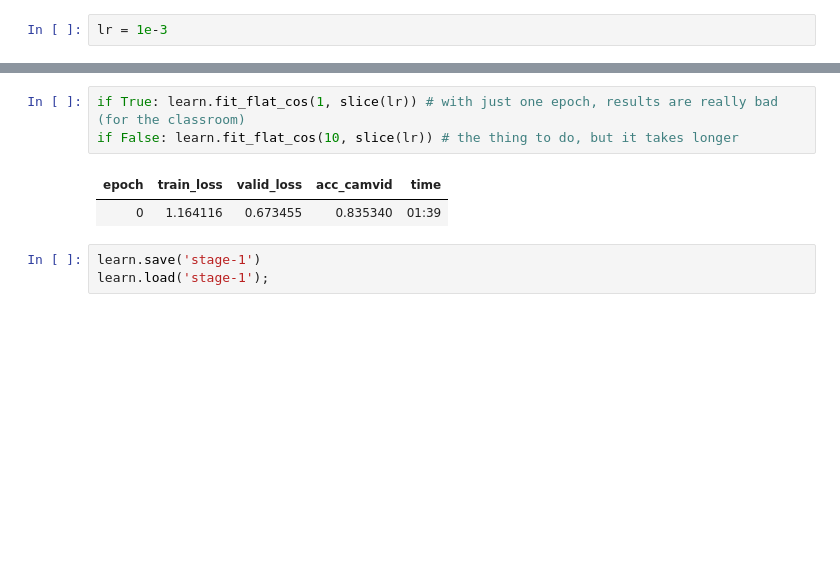
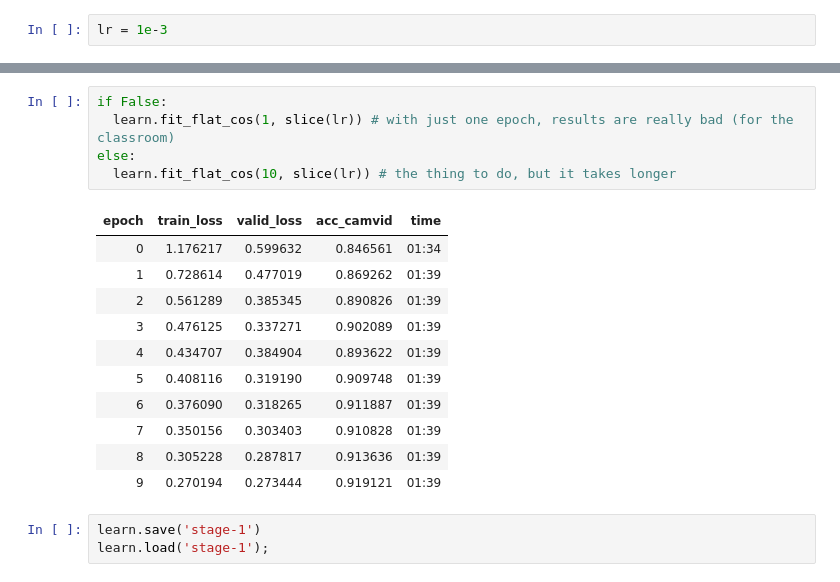
Before and after one commit to isa-ulisboa/greends-pml-2022-2023, a Jupyter notebook: Image_Segmentation_with_Unet.ipynb, the cells around one changed output, grey strips where cells are left out. Drawn from its saved outputs; the diff is of its cells as text; blank space fills up the shorter version.

```diff
--- a/Image_Segmentation_with_Unet.ipynb
+++ b/Image_Segmentation_with_Unet.ipynb
@@ -318,9 +326,20 @@ With our new optimizer, we will also want to use a different fit function, calle
 # %%
-if True: learn.fit_flat_cos(1, slice(lr)) # with just one epoch, results are really bad (for the classroom)
-if False: learn.fit_flat_cos(10, slice(lr)) # the thing to do, but it takes longer
+if False:
+  learn.fit_flat_cos(1, slice(lr)) # with just one epoch, results are really bad (for the classroom)
+else:
+  learn.fit_flat_cos(10, slice(lr)) # the thing to do, but it takes longer
 # %% [output]
 | epoch | train_loss | valid_loss | acc_camvid | time |
-| 0 | 1.164116 | 0.673455 | 0.835340 | 01:39 |
+| 0 | 1.176217 | 0.599632 | 0.846561 | 01:34 |
+| 1 | 0.728614 | 0.477019 | 0.869262 | 01:39 |
+| 2 | 0.561289 | 0.385345 | 0.890826 | 01:39 |
+| 3 | 0.476125 | 0.337271 | 0.902089 | 01:39 |
+| 4 | 0.434707 | 0.384904 | 0.893622 | 01:39 |
+| 5 | 0.408116 | 0.319190 | 0.909748 | 01:39 |
+| 6 | 0.376090 | 0.318265 | 0.911887 | 01:39 |
+| 7 | 0.350156 | 0.303403 | 0.910828 | 01:39 |
+| 8 | 0.305228 | 0.287817 | 0.913636 | 01:39 |
+| 9 | 0.270194 | 0.273444 | 0.919121 | 01:39 |
 # %%
 learn.save('stage-1')
 learn.load('stage-1');
```
Also changed, not shown: parts of 21 cells of this notebook.
